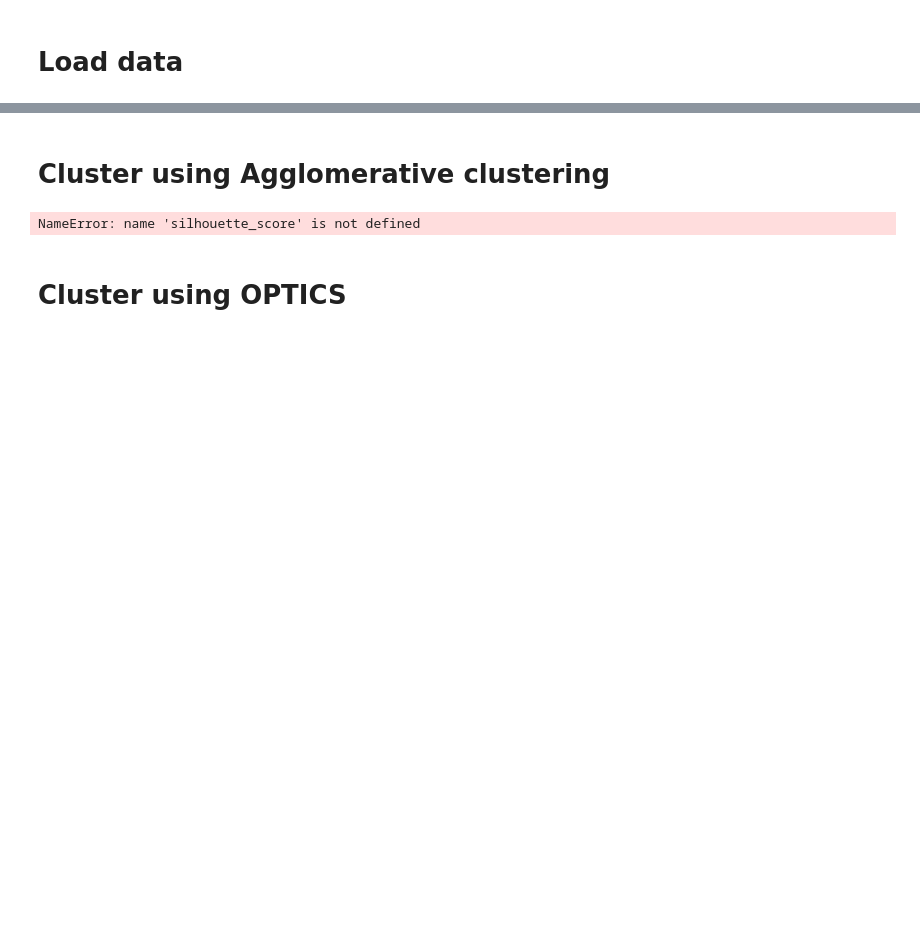
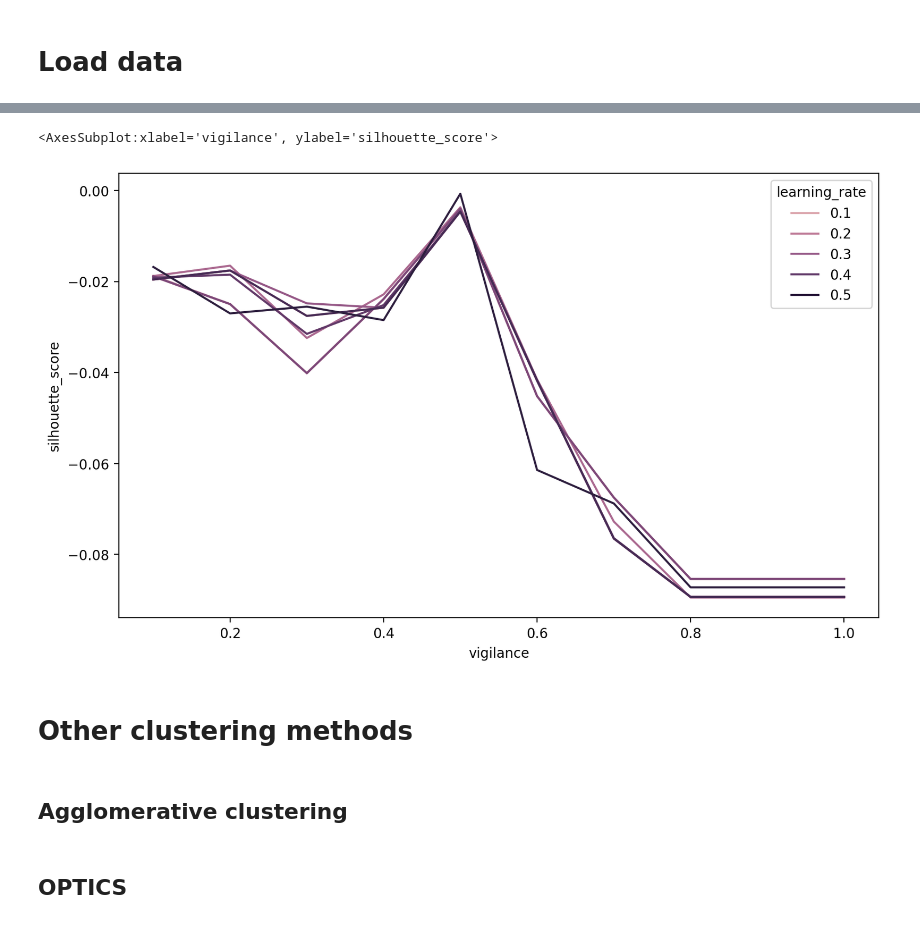
Before and after one commit to peterdekker/agents-art, a Jupyter notebook: ART clustering.ipynb, the cells around one changed output, grey strips where cells are left out. Saved outputs shown, nothing was run; the diff lists cells and outputs as text; code cells hidden in the pictures; blank space fills up the shorter version.

```diff
--- a/ART clustering.ipynb
+++ b/ART clustering.ipynb
@@ -26,0 +44,3 @@ evaluation.evaluate_model(artnet, data_bin, words, "ART")
+# %%
+results = evaluation.art_explore_parameters(data_bin, vigilances=[0.1, 0.2, 0.3, 0.4, 0.5, 0.6, 0.7, 0.8, 0.9, 1.0], learning_rates = [0.01, 0.02, 0.05, 0.1, 0.15, 0.2, 0.25, 0.3, 0.35, 0.4, 0.45, 0.5])
+display(results)
@@ -27,17 +62,20 @@ evaluation.evaluate_model(artnet, data_bin, words, "ART")
+# %%
+import seaborn as sns
+sns.lineplot(data=results, x="vigilance", y="silhouette_score", hue="learning_rate")
+# %% [output]
+<AxesSubplot:xlabel='vigilance', ylabel='silhouette_score'>
+[figure, added]
+# %% [markdown]
+# Other clustering methods
 # %% [markdown]
-# Cluster using Agglomerative clustering
+## Agglomerative clustering
 # %%
 
 # For binary, manhattan=hamming
-agg = cluster.AgglomerativeClustering(n_clusters=10, affinity="manhattan", linkage="average")
-clusters_agg = agg.fit_predict(data_bin)
-print(silhouette_score(X=data_bin, labels=clusters_agg, metric="euclidean"))
-print(silhouette_score(X=data_bin, labels=clusters_agg, metric="hamming"))
-plot.plot(data_bin, words, clusters_agg)
+agg = cluster.AgglomerativeClustering(n_clusters=N_CLUSTERS, affinity="manhattan", linkage="average")
+evaluation.report_model(agg, data_bin, words, "Agglomerative clustering")
-# %% [output]
-NameError: name 'silhouette_score' is not defined
 # %% [markdown]
-# Cluster using OPTICS
+## OPTICS
 # %%
 
 opt = cluster.OPTICS(metric="hamming")
```
Also changed, not shown: parts of 12 cells of this notebook, 5 other files.
